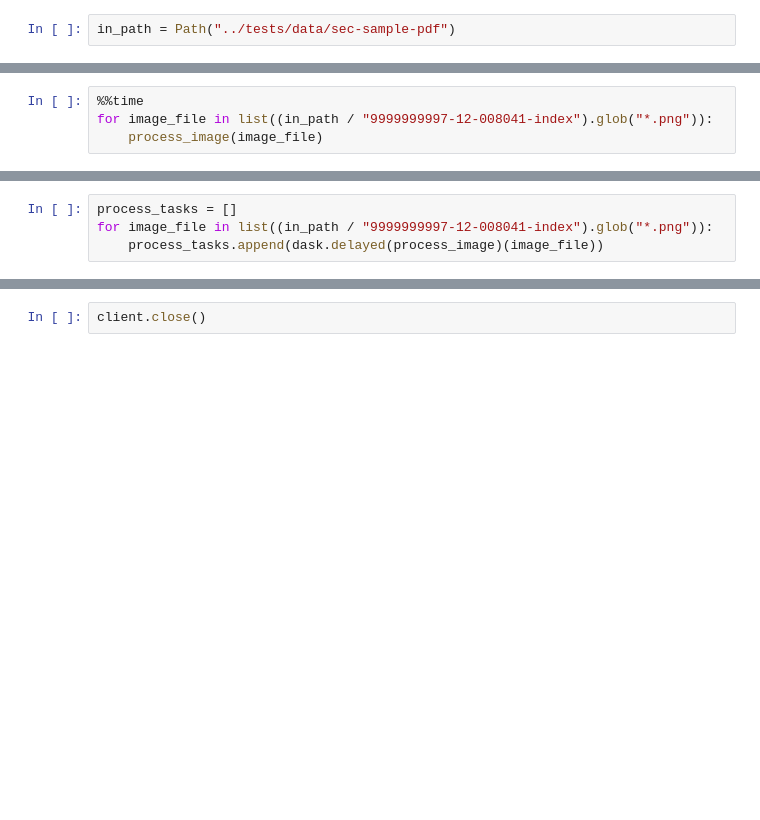
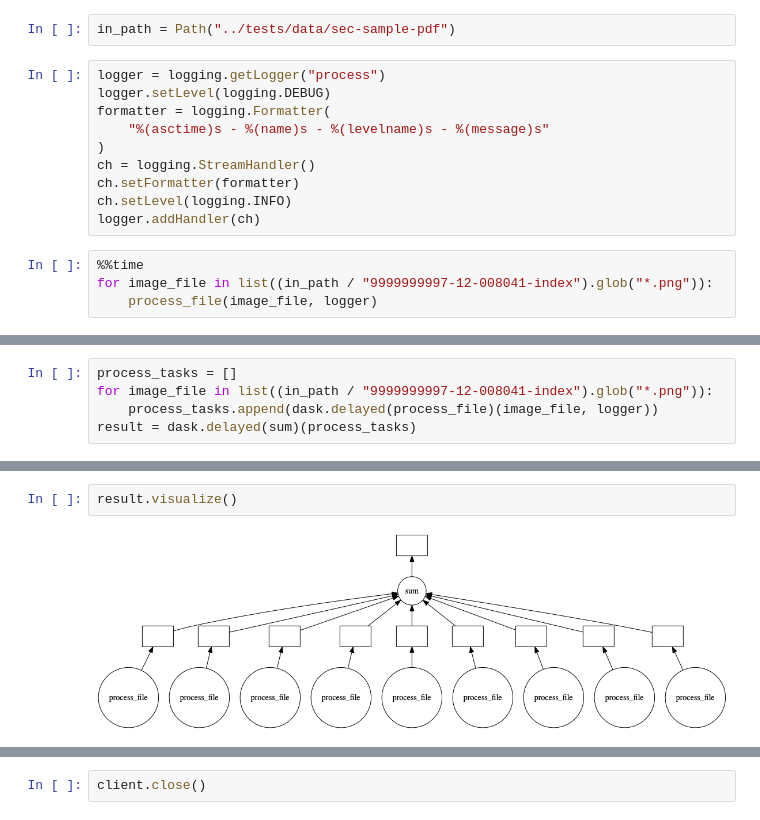
Before and after one commit to rs-kellogg/tesseract-ocr, a Jupyter notebook: notebooks/dask-example.ipynb, the cells around one changed output, grey strips where cells are left out. Drawn from its saved outputs; the diff is of its cells as text; blank space fills up the shorter version.

Commit message:
added dask delayed objects to process script

```diff
--- a/notebooks/dask-example.ipynb
+++ b/notebooks/dask-example.ipynb
@@ -8,3 +9,17 @@ from datetime import datetime as dt
 from kelloggrs.process import *
 # %%
 in_path = Path("../tests/data/sec-sample-pdf")
+# %%
+logger = logging.getLogger("process")
+logger.setLevel(logging.DEBUG)
+formatter = logging.Formatter(
+    "%(asctime)s - %(name)s - %(levelname)s - %(message)s"
+)
+ch = logging.StreamHandler()
+ch.setFormatter(formatter)
+ch.setLevel(logging.INFO)
+logger.addHandler(ch)
+# %%
+%%time
+for image_file in list((in_path / "9999999997-12-008041-index").glob("*.png")):
+    process_file(image_file, logger)
@@ -16,5 +57,6 @@ client
 | Client Scheduler: tcp://127.0.0.1... | Cluster Workers: 8 Cores: 8 Memor... |
 # %%
-%%time
+process_tasks = []
 for image_file in list((in_path / "9999999997-12-008041-index").glob("*.png")):
-    process_image(image_file)
+    process_tasks.append(dask.delayed(process_file)(image_file, logger))
+result = dask.delayed(sum)(process_tasks)
@@ -24,7 +63,7 @@ Wall time: 31.8 s
-# %%
-process_tasks = []
-for image_file in list((in_path / "9999999997-12-008041-index").glob("*.png")):
-    process_tasks.append(dask.delayed(process_image)(image_file))
+# %%
+result.visualize()
+# %% [output]
+[figure, added]
 # %%
 %%time
 result = dask.compute(process_tasks)
```
Also changed, not shown: parts of 8 cells of this notebook, 19 other files.
